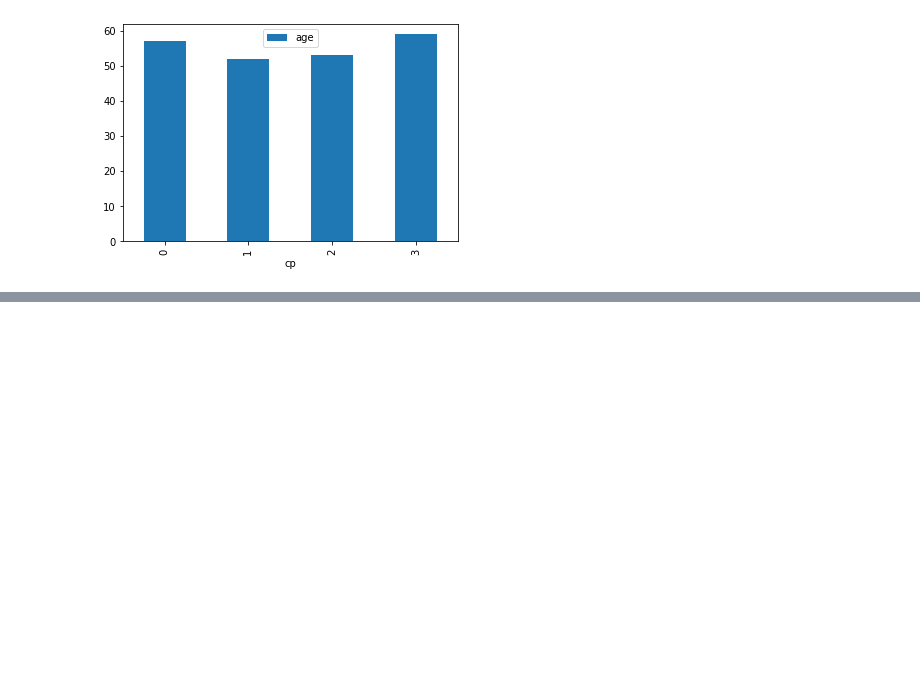
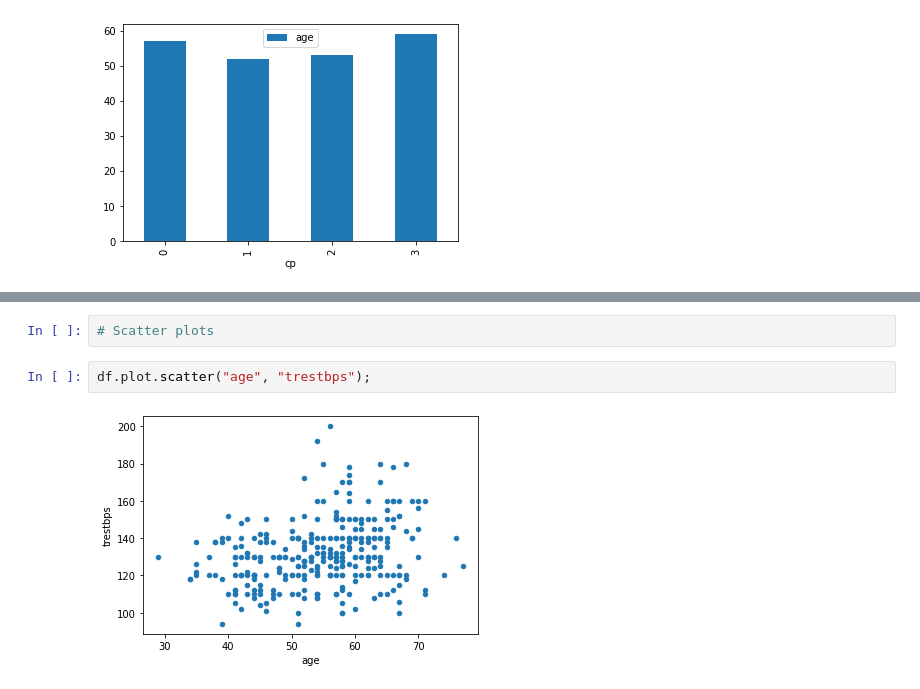
Before and after one commit to Sridharrajkn/data_manipulation, a Jupyter notebook: 5_basic_plots.ipynb, the cells around one changed output, grey strips where cells are left out. Saved outputs shown, nothing was run; the diff lists cells and outputs as text; blank space fills up the shorter version.

```diff
--- a/5_basic_plots.ipynb
+++ b/5_basic_plots.ipynb
@@ -28,0 +48,6 @@ chest_pain.plot.bar(x="cp",y="age");
+# %%
+# Scatter plots
+# %%
+df.plot.scatter("age", "trestbps");
+# %% [output]
+[figure, added]
```
Also changed, not shown: parts of 8 cells of this notebook, 1 other file.
